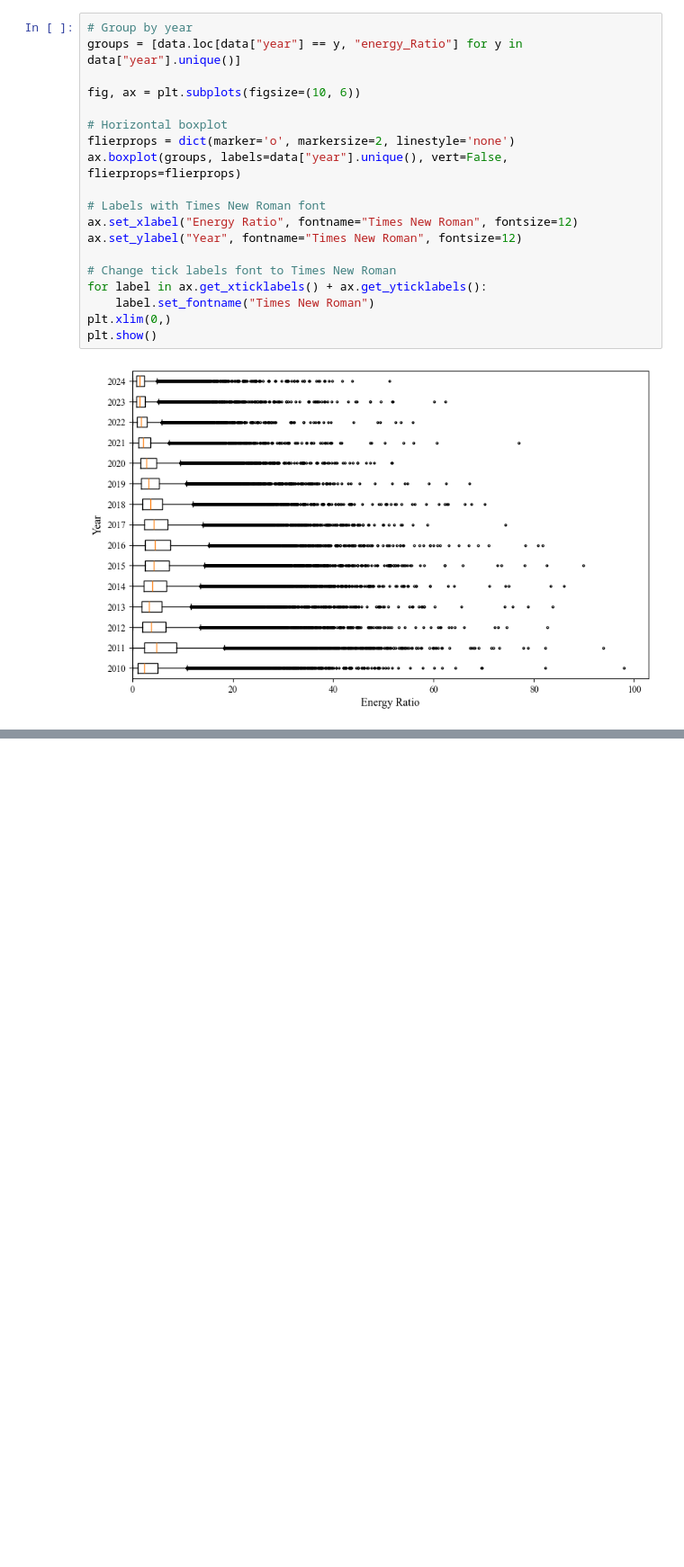
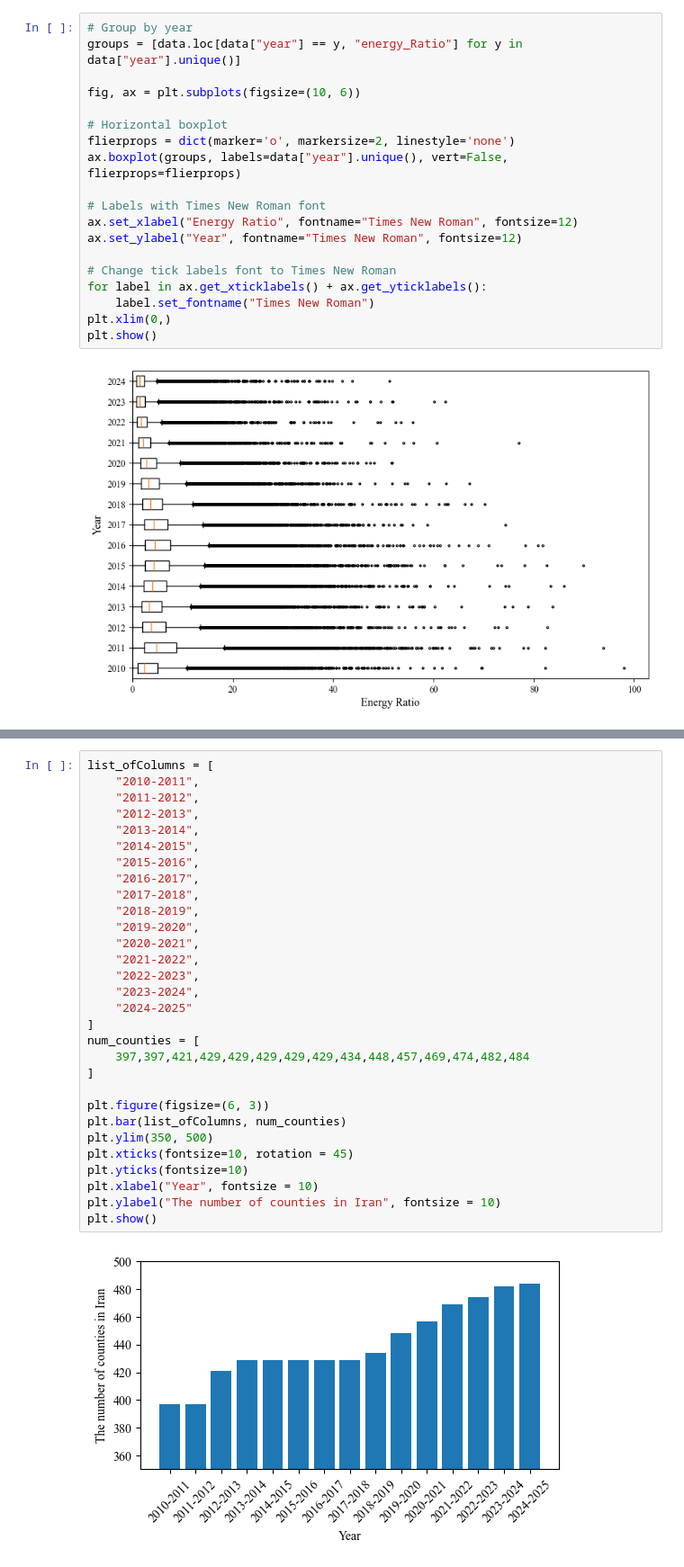
Before and after one commit to sinanarimani/energy-poverty, a Jupyter notebook: evaluation.ipynb, the cells around one changed output, grey strips where cells are left out. Shown at 90% size. Saved outputs shown, nothing was run; the diff lists cells and outputs as text; blank space fills up the shorter version.

Commit message:
one chart is added

```diff
--- a/evaluation.ipynb
+++ b/evaluation.ipynb
@@ -232,0 +291,32 @@ data.loc[data["energy_Ratio"]>90]
+# %%
+list_ofColumns = [
+    "2010-2011",
+    "2011-2012",
+    "2012-2013",
+    "2013-2014",
+    "2014-2015",
+    "2015-2016",
+    "2016-2017",
+    "2017-2018",
+    "2018-2019",
+    "2019-2020",
+    "2020-2021",
+    "2021-2022",
+    "2022-2023",
+    "2023-2024",
+    "2024-2025"
+]
+num_counties = [
+    397,397,421,429,429,429,429,429,434,448,457,469,474,482,484
+]
+
+plt.figure(figsize=(6, 3))
+plt.bar(list_ofColumns, num_counties)
+plt.ylim(350, 500)
+plt.xticks(fontsize=10, rotation = 45)
+plt.yticks(fontsize=10)
+plt.xlabel("Year", fontsize = 10)
+plt.ylabel("The number of counties in Iran", fontsize = 10)
+plt.show()
+# %% [output]
+[figure, added]
```
Also changed, not shown: parts of 4 cells of this notebook.
